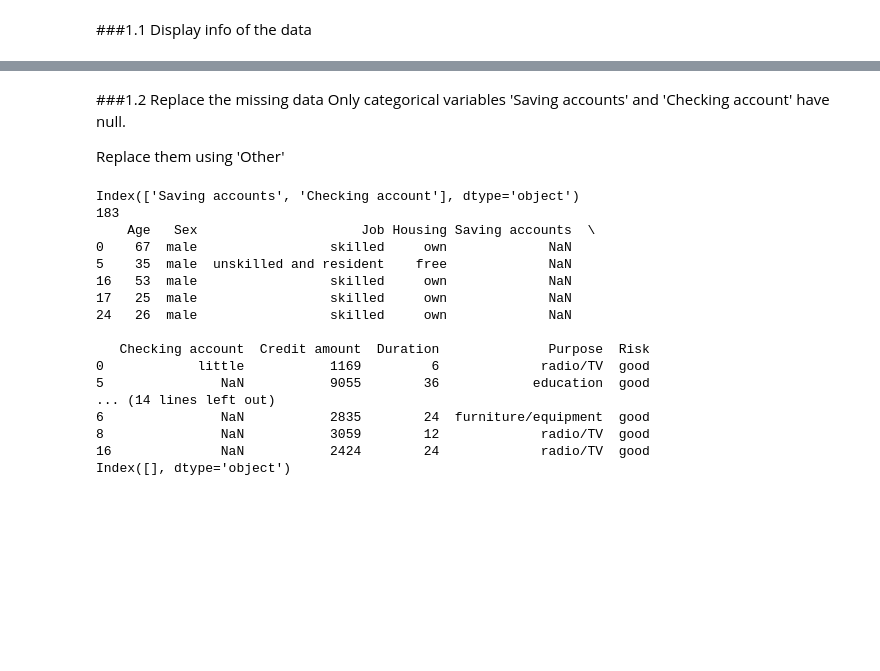
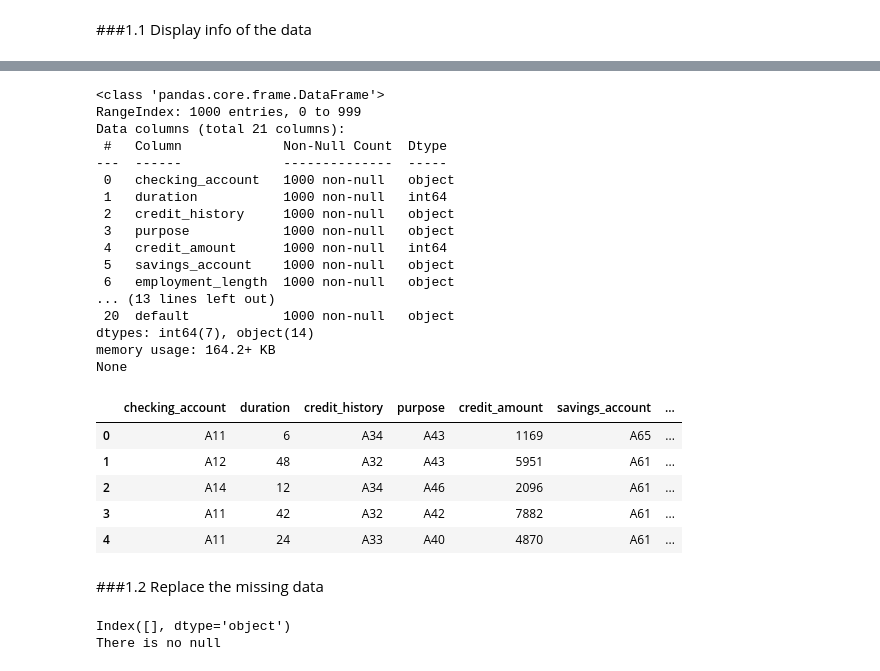
Before and after one commit to shanqu91/project_credit_risk_modeling, a Jupyter notebook: A_data_preparation.ipynb, the cells around one changed output, grey strips where cells are left out. Cells and saved outputs as stored; diff of their text form; code cells hidden in the pictures; blank space fills up the shorter version.

```diff
--- a/A_data_preparation.ipynb
+++ b/A_data_preparation.ipynb
@@ -10,4 +10,4 @@ import pandas as pd
 import matplotlib.pyplot as plt
 import seaborn as sns
 from sklearn.linear_model import LogisticRegression
-pd.set_option('display.max_columns', 20)
+pd.set_option('display.max_columns', 30)
@@ -55,0 +19,13 @@ None
+# %%
+# add list of names as column names for the dataframe, based on the description of the data
+ls_names = ['checking_account', 'duration', 'credit_history', 'purpose', 'credit_amount',
+         'savings_account', 'employment_length', 'installment_rate', 'status_sex', 'other_debtors',
+         'residence_length', 'property', 'age', 'installment_plan', 'housing',
+         'existing_credits', 'job', 'liable_people', 'telephone', 'foreign_worker', 'default']
+df_data = pd.read_csv('Data/german.data', names=ls_names, delimiter=' ')
+print(df_data.info())
+N_data = len(df_data)
+print(df_data.columns)
+df_data.head()
+
+print('7 numerical variables and 13 categorical variables')
@@ -56,37 +50,46 @@ None
+# %%
+# 'default' column is detected as numerical
+# 1 - good, 2 - bad
+df_data['default'] = df_data['default'].replace({1: 'good', 2: 'bad'})
+print(df_data.info())
+df_data.head()
+# %% [output]
+<class 'pandas.core.frame.DataFrame'>
+RangeIndex: 1000 entries, 0 to 999
+Data columns (total 21 columns):
+ #   Column             Non-Null Count  Dtype
+---  ------             --------------  -----
+ 0   checking_account   1000 non-null   object
+ 1   duration           1000 non-null   int64
+ 2   credit_history     1000 non-null   object
+ 3   purpose            1000 non-null   object
+ 4   credit_amount      1000 non-null   int64
+ 5   savings_account    1000 non-null   object
+ 6   employment_length  1000 non-null   object
+... (13 lines left out)
+ 20  default            1000 non-null   object
+dtypes: int64(7), object(14)
+memory usage: 164.2+ KB
+None
+|  | checking_account | duration | credit_history | purpose | credit_amount | savings_account | ... |
+| 0 | A11 | 6 | A34 | A43 | 1169 | A65 | ... |
+| 1 | A12 | 48 | A32 | A43 | 5951 | A61 | ... |
+| 2 | A14 | 12 | A34 | A46 | 2096 | A61 | ... |
+| 3 | A11 | 42 | A32 | A42 | 7882 | A61 | ... |
+| 4 | A11 | 24 | A33 | A40 | 4870 | A61 | ... |
 # %% [markdown]
 ###1.2 Replace the missing data
-Only categorical variables 'Saving accounts' and 'Checking account' have null.
-
-Replace them using 'Other'
 # %%
 # Print columns with null
 print(df_data.columns[df_data.isnull().any()])
+print('There is no null')
 
-print(df_data['Saving accounts'].isnull().sum())
-print(df_data[df_data['Saving accounts'].isnull()].head())
-print(df_data['Checking account'].isnull().sum())
-print(df_data[df_data['Checking account'].isnull()].head())
+#print(df_data['Saving accounts'].isnull().sum())
+#print(df_data[df_data['Saving accounts'].isnull()].head())
 
 # replace null with 'Other' for categorical variables
-df_data['Saving accounts'].fillna('Other', inplace=True)
-df_data['Checking account'].fillna('Other', inplace=True)
-
-print(df_data.columns[df_data.isnull().any()])
+#df_data['Saving accounts'].fillna('Other', inplace=True)
+#print(df_data.columns[df_data.isnull().any()])
 # %% [output]
-Index(['Saving accounts', 'Checking account'], dtype='object')
-183
-    Age   Sex                     Job Housing Saving accounts  \
-0    67  male                 skilled     own             NaN
-5    35  male  unskilled and resident    free             NaN
-16   53  male                 skilled     own             NaN
-17   25  male                 skilled     own             NaN
-24   26  male                 skilled     own             NaN
-
-   Checking account  Credit amount  Duration              Purpose  Risk
-0            little           1169         6             radio/TV  good
-5               NaN           9055        36            education  good
-... (14 lines left out)
-6               NaN           2835        24  furniture/equipment  good
-8               NaN           3059        12             radio/TV  good
-16              NaN           2424        24             radio/TV  good
 Index([], dtype='object')
+There is no null
```
Also changed, not shown: parts of 16 cells of this notebook.
